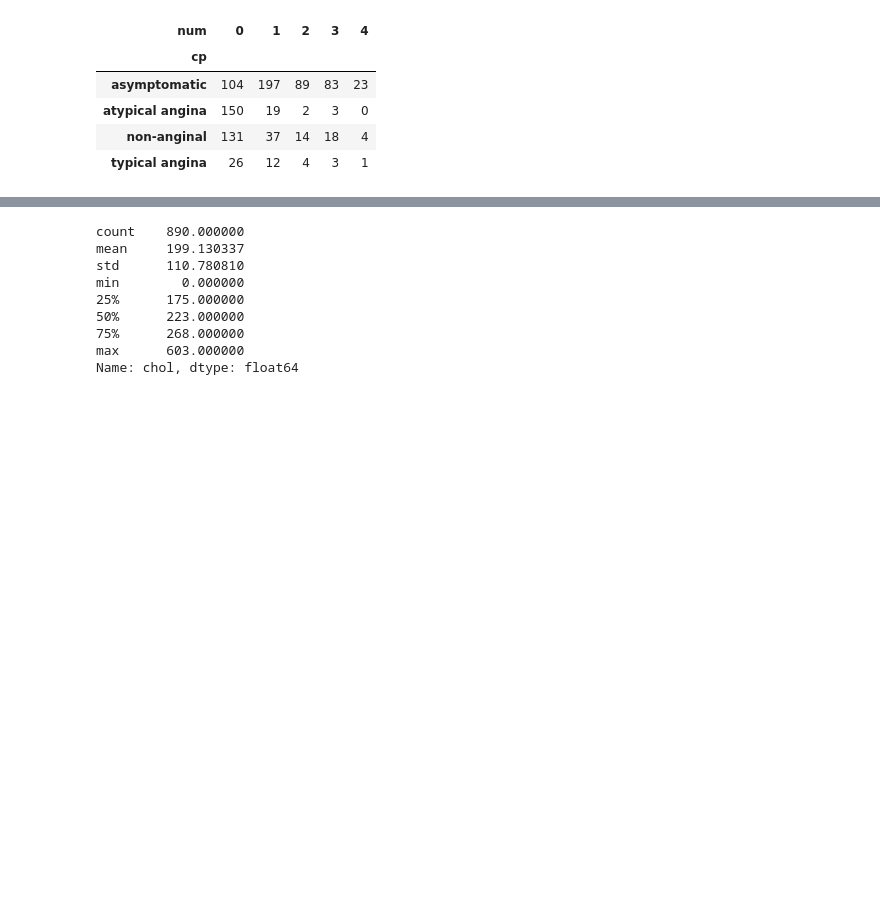
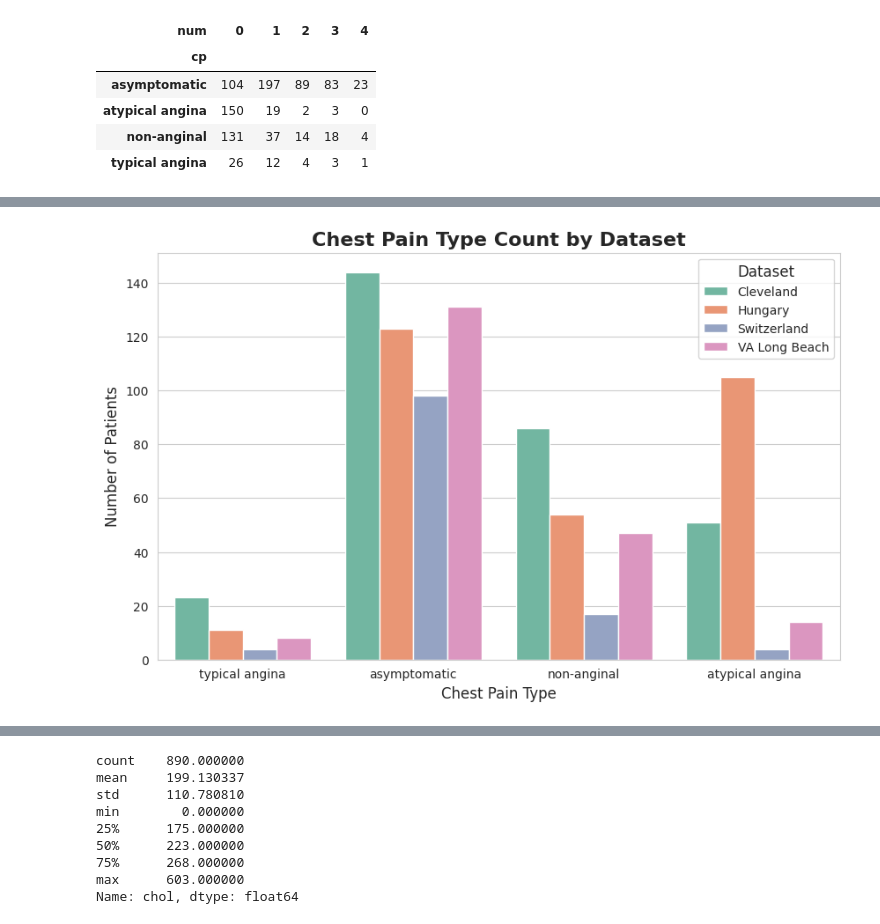
Before and after one commit to rasikasrimal/Heart-Disease-Predictions, a Jupyter notebook: heart-disease-prediction-22867.ipynb, the cells around one changed output, grey strips where cells are left out. Cells and saved outputs as stored; diff of their text form; code cells hidden in the pictures; blank space fills up the shorter version.

```diff
--- a/heart-disease-prediction-22867.ipynb
+++ b/heart-disease-prediction-22867.ipynb
@@ -666,0 +852,25 @@ Name: trestbps, dtype: float64
+# %%
+# Set style
+sns.set_style("whitegrid")
+
+# Define color palette for datasets
+palette = sns.color_palette("Set2", df['dataset'].nunique())
+
+# Plot countplot
+plt.figure(figsize=(10,6))
+sns.countplot(data=df, x='cp', hue='dataset', palette=palette)
+
+# Titles and labels
+plt.title('Chest Pain Type Count by Dataset', fontsize=16, fontweight='bold')
+plt.xlabel('Chest Pain Type', fontsize=12)
+plt.ylabel('Number of Patients', fontsize=12)
+
+# Legend
+plt.legend(title='Dataset', fontsize=10, title_fontsize=12)
+
+# Rotate x-axis labels if needed
+plt.xticks(rotation=0)
+
+plt.show()
+# %% [output]
+[figure, added]
```
Also changed, not shown: parts of 117 cells of this notebook.
